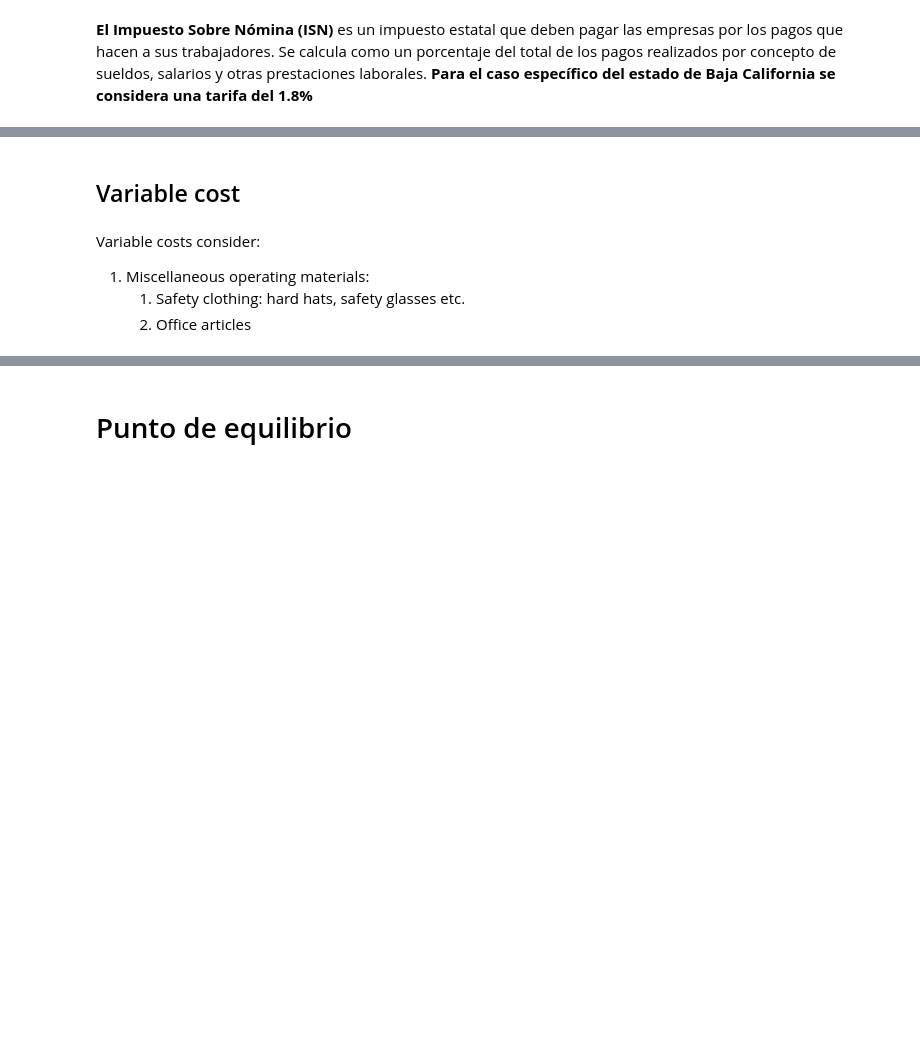
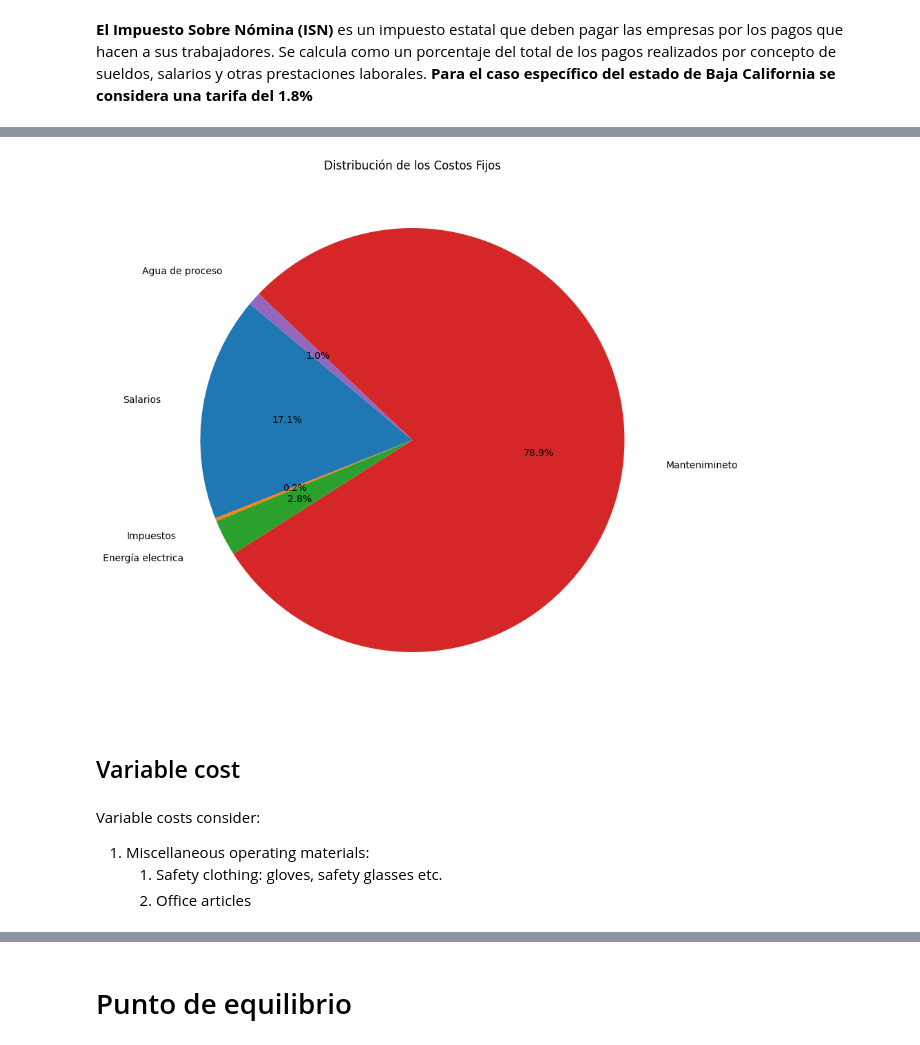
Before and after one commit to SOTO729/8vo, a Jupyter notebook: Evaluacion económica/CAPEX_OPEX.ipynb, the cells around one changed output, grey strips where cells are left out. Cells and saved outputs as stored; diff of their text form; code cells hidden in the pictures; blank space fills up the shorter version.

```diff
--- a/Evaluacion económica/CAPEX_OPEX.ipynb
+++ b/Evaluacion económica/CAPEX_OPEX.ipynb
@@ -253,3 +267,26 @@ recursos_humano[["Salario total (MNX/año)","Vacaciones (MNX/año)","Prima Vacac
+# %%
+import matplotlib.pyplot as plt
+
+# Componentes de los costos fijos
+componentes = {
+    "Salarios": OL_total,
+    "Impuestos": tax_total,
+    "Energía electrica ": Power_total,
+    "Mantenimineto": Main_total.maintenance_cost,
+    "Agua de proceso": water_total
+}
+
+# Crear etiquetas y valores
+labels = componentes.keys()
+values = componentes.values()
+
+# Crear gráfica de pastel
+plt.figure(figsize=(10,10))
+plt.pie(values, labels=labels, autopct='%1.1f%%', startangle=140, labeldistance=1.2)
+plt.title("Distribución de los Costos Fijos")
+plt.show()
+# %% [output]
+[figure, added]
 # %% [markdown]
 <h2>Variable cost</h2>
 # %% [markdown]
@@ -257,8 +294,9 @@ recursos_humano[["Salario total (MNX/año)","Vacaciones (MNX/año)","Prima Vacac
 <ol>
     <li>Miscellaneous operating materials:
         <ol>
-            <li>Safety clothing: hard hats, safety glasses etc.</li>
+            <li>Safety clothing: gloves, safety glasses etc.</li>
             <li>Office articles</li>
+        </ol>
 
 </ol>
 # %%
```
Also changed, not shown: parts of 26 cells of this notebook, 3 other files.
